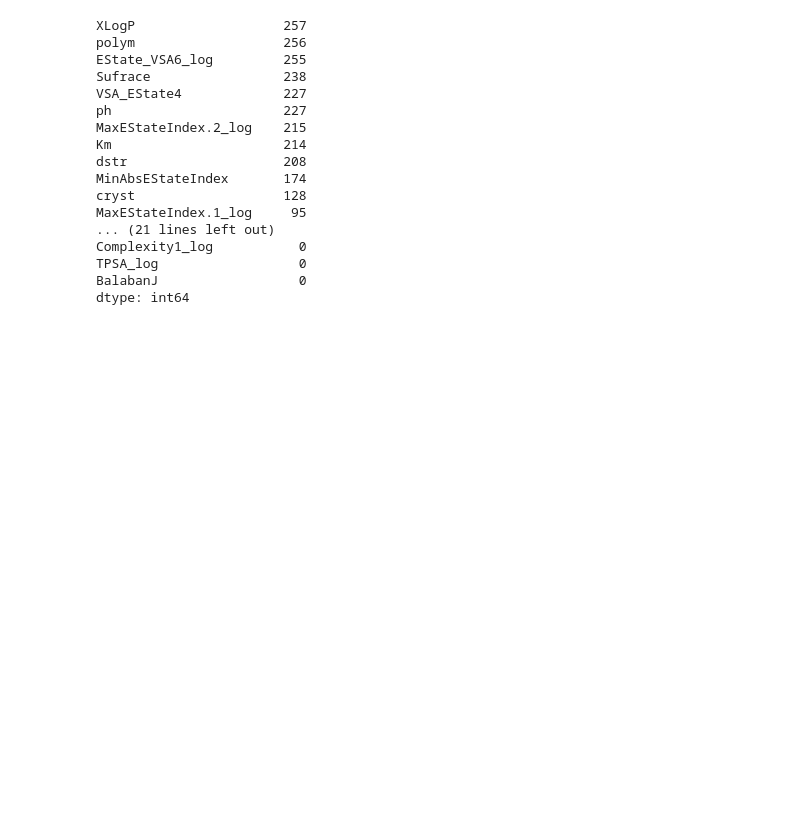
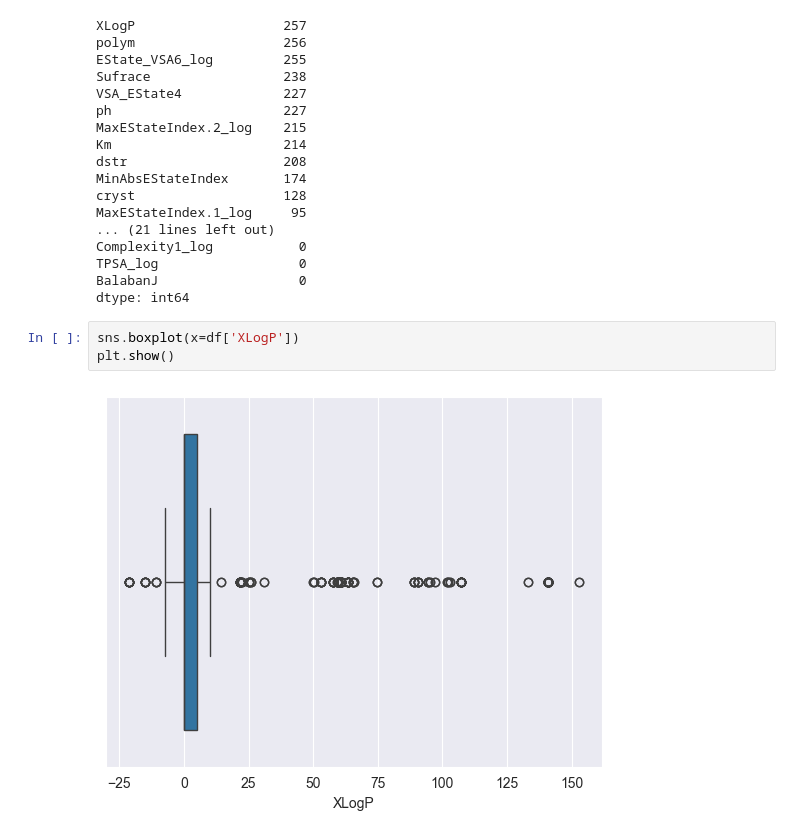
Before and after one commit to illhammm/Nanozymes1, a Jupyter notebook: Data_Preprocessing/data_preprocessing_Km.ipynb, the cells around one changed output. Drawn from its saved outputs; the diff is of its cells as text; blank space fills up the shorter version.

```diff
--- a/Data_Preprocessing/data_preprocessing_Km.ipynb
+++ b/Data_Preprocessing/data_preprocessing_Km.ipynb
@@ -232,3 +232,8 @@ Complexity1_log           0
 TPSA_log                  0
 BalabanJ                  0
 dtype: int64
+# %%
+sns.boxplot(x=df['XLogP'])
+plt.show()
+# %% [output]
+[figure, added]
```
Also changed, not shown: parts of 2 cells of this notebook.
